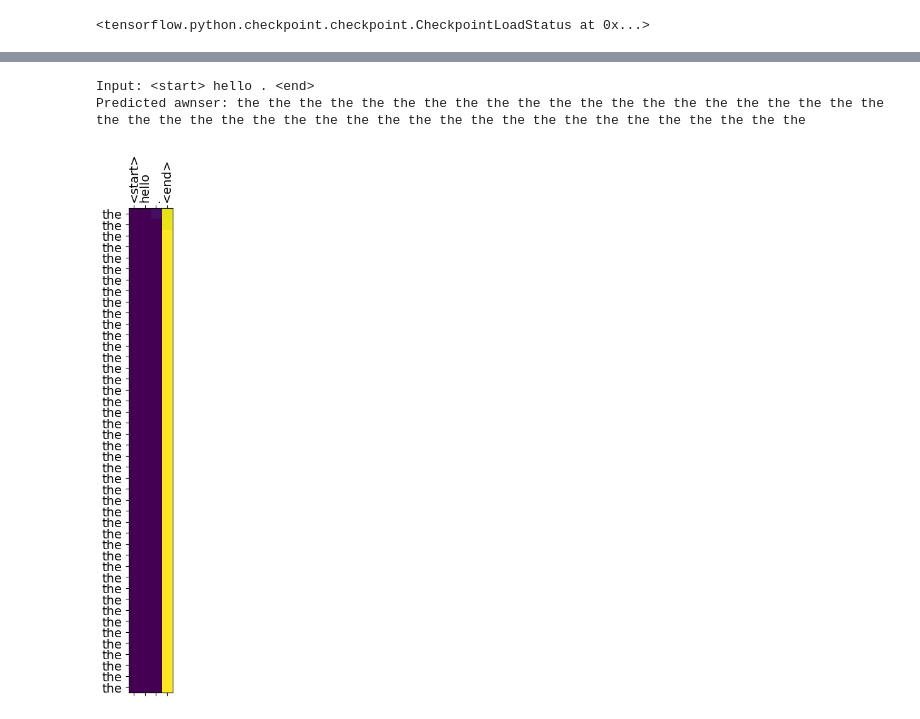
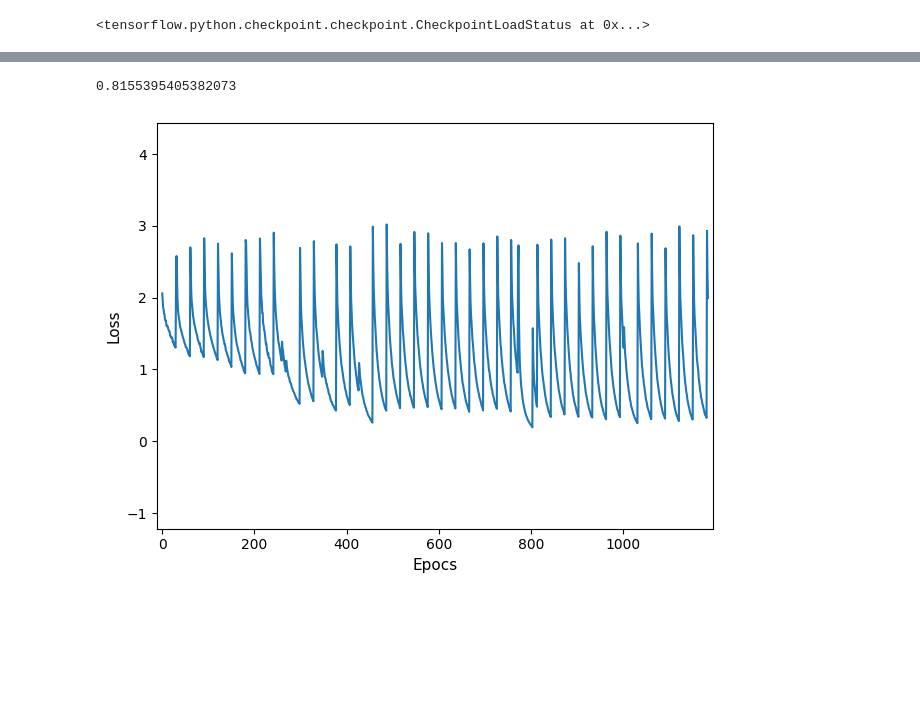
Before and after one commit to cris-scheib/nlp-continual-learning, a Jupyter notebook: TCCII/TCC.ipynb, the cells around one changed output, grey strips where cells are left out. Saved outputs shown, nothing was run; the diff lists cells and outputs as text; code cells hidden in the pictures; blank space fills up the shorter version.

Commit message:
Adding the bleu score and loss plot

```diff
--- a/TCCII/TCC.ipynb
+++ b/TCCII/TCC.ipynb
@@ -517,9 +522,6 @@ def evaluate(sentence):
 
     return result, sentence, attention_plot
 # %%
-import matplotlib.pyplot as plt
-import matplotlib.ticker as ticker
-
 # Function for plotting the attention weights
 def plot_attention(attention, sentence, predicted_sentence):
     fig = plt.figure(figsize=(10,10))
@@ -535,3 +537,14 @@ def plot_attention(attention, sentence, predicted_sentence):
     ax.yaxis.set_major_locator(ticker.MultipleLocator(1))
 
     plt.show()
+
+# Function for plotting the loss values
+def plot_loss(loss_values):
+    plt.plot(loss_values)
+
+    plt.xlabel('Epocs',fontsize=11)
+    plt.ylabel('Loss',fontsize=11)
+    plt.tight_layout()
+    plt.margins(x=0.01, y=0.5)
+
+    plt.show()
@@ -553,6 +562,0 @@ checkpoint.restore(tf.train.latest_checkpoint(checkpoint_dir))
-# %%
-translate(u'Hello.')
-# %% [output]
-Input: <start> hello . <end>
-Predicted awnser: the the the the the the the the the the the the the the the the the the the the the the the the the the the the the the the the the the the the the the the the the the the the
-[figure, removed]
@@ -558,0 +574,21 @@ Predicted awnser: the the the the the the the the the the the the the the the th
+# %%
+#Printing BLEU score
+sentence = 'that is what i am talking about and no one get it'
+predicted = 'that is what i am talking about and no one understands'
+bscore = bleu_score(sentence, predicted)
+print(bscore)
+# %% [output]
+0.8155395405382073
+# %%
+#Ploting loss
+loss_file = open("loss.txt", "r")
+data = loss_file.read()
+data_loss_list = data.split("\n")
+loss_file.close()
+
+data_loss_list = [i for i in data_loss_list if i]
+data_loss = [float(i) for i in data_loss_list]
+
+plot_loss(data_loss)
+# %% [output]
+[figure, added]
```
Also changed, not shown: parts of 15 cells of this notebook.
